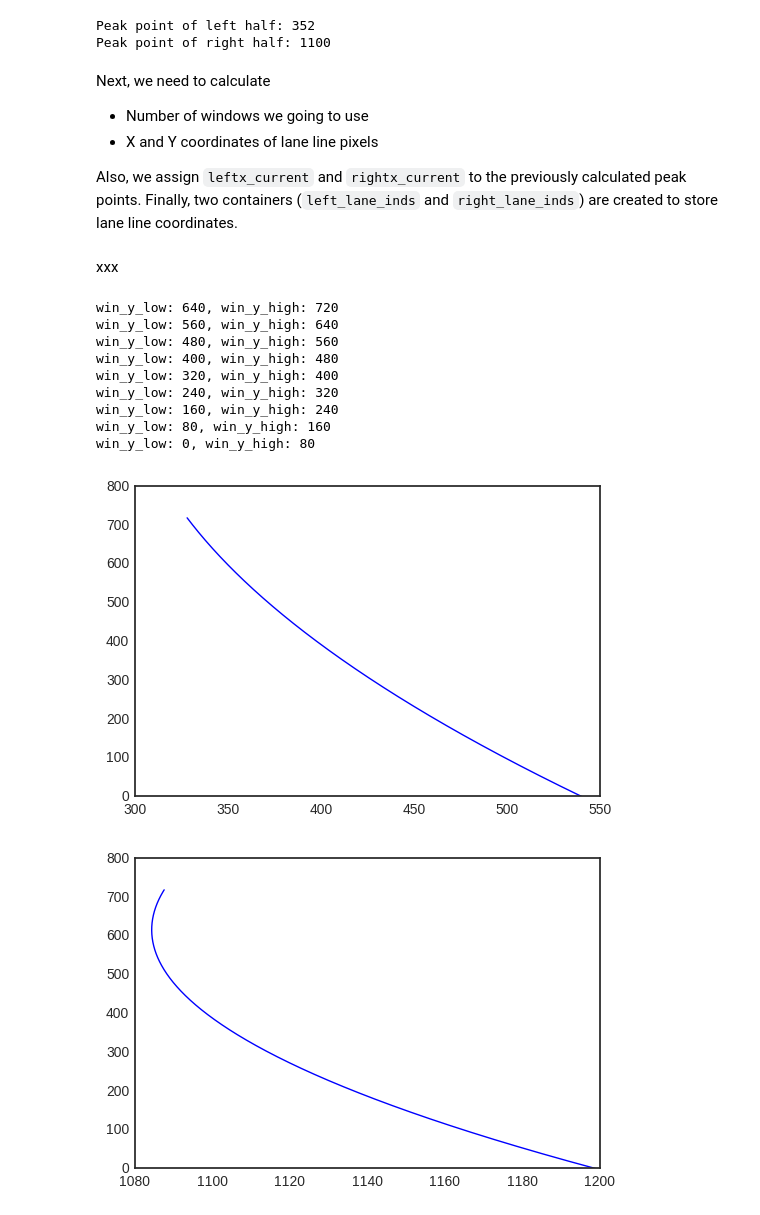
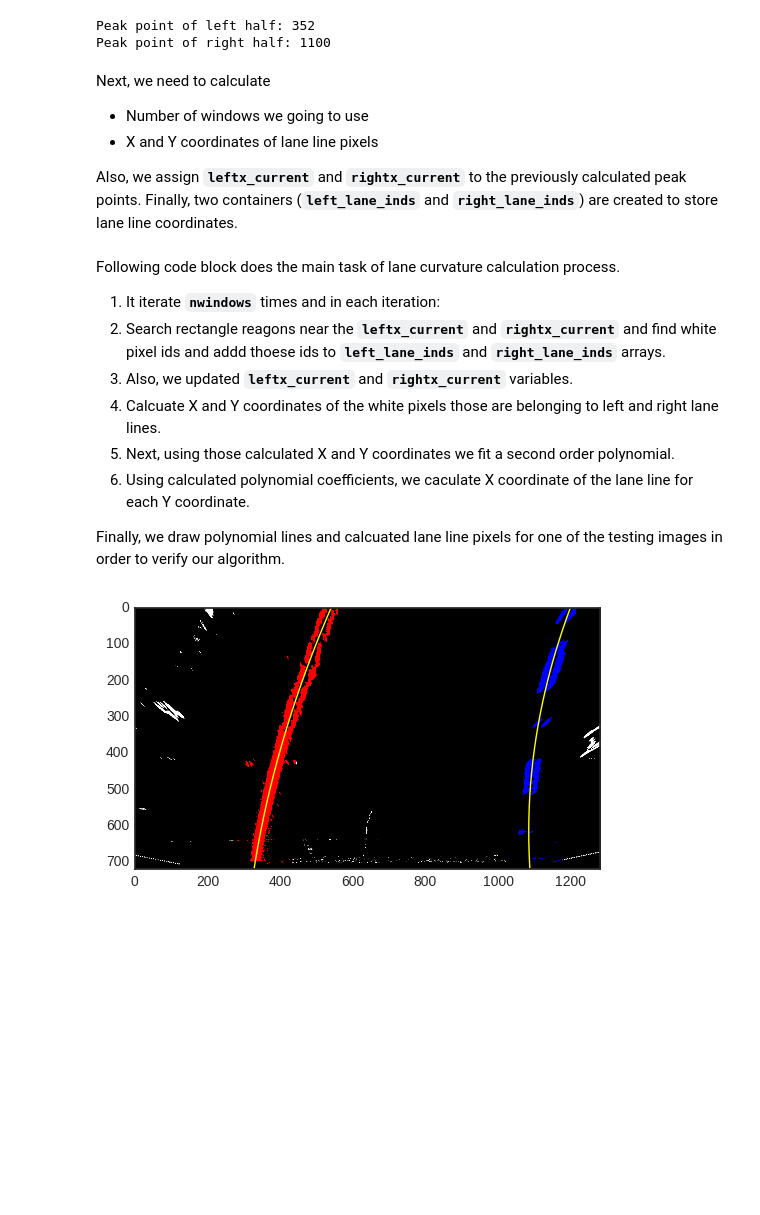
Before and after one commit to Allensmile/CarND-Advanced-Lane-Lines, a Jupyter notebook: src/Advanced_Lane_Line_Finding.ipynb, the cells around one changed output. Saved outputs shown, nothing was run; the diff lists cells and outputs as text; code cells hidden in the pictures; blank space fills up the shorter version.

```diff
--- a/src/Advanced_Lane_Line_Finding.ipynb
+++ b/src/Advanced_Lane_Line_Finding.ipynb
@@ -307,7 +343,7 @@ Next, we need to calculate
 * Number of windows we going to use
 * X and Y coordinates of lane line pixels
 
-Also, we assign `leftx_current` and `rightx_current` to the previously calculated peak points. Finally, two containers (`left_lane_inds` and `right_lane_inds`) are created to store lane line coordinates.
+Also, we assign **`leftx_current`** and **`rightx_current`** to the previously calculated peak points. Finally, two containers (**`left_lane_inds`** and **`right_lane_inds`**) are created to store lane line coordinates.
 # %%
 nwindows = 9
 window_height = np.int(warped_image.shape[0] / nwindows)
@@ -327,65 +363,67 @@ min_num_pixels = 35
 # save pixel ids in these two lists
 left_lane_inds = []
 right_lane_inds = []
-# %% [markdown]
-xxx
+# %% [markdown]
+Following code block does the main task of lane curvature calculation process.
+
+1. It iterate **`nwindows`** times and in each iteration:
+2. Search rectangle reagons near the **`leftx_current`** and **`rightx_current`** and find white pixel ids and addd thoese ids to **`left_lane_inds`** and **`right_lane_inds`** arrays.
+3. Also, we updated **`leftx_current`** and **`rightx_current`** variables.
+4. Calcuate X and Y coordinates of the white pixels those are belonging to left and right lane lines.
+5. Next, using those calculated X and Y coordinates we fit a second order polynomial.
+5. Using calculated polynomial coefficients, we caculate X coordinate of the lane line for each Y coordinate.
+
+Finally, we draw polynomial lines and calcuated lane line pixels for one of the testing images in order to verify our algorithm.
 # %%
 for window in range(nwindows):
     win_y_low = warped_image.shape[0] - (window + 1) * window_height
     win_y_high = warped_image.shape[0] - window * window_height
-    print('win_y_low: {}, win_y_high: {}'.format(win_y_low, win_y_high))
 
     win_xleft_low = leftx_current - margin
     win_xleft_high = leftx_current + margin
     win_xright_low = rightx_current - margin
     win_xright_high = rightx_current + margin
 
-    good_left_inds = ((nonzeroy >= win_y_low) & (nonzeroy < win_y_high) & (nonzerox >= win_xleft_low) & (
-                nonzerox < win_xleft_high)).nonzero()[0]
-    good_right_inds = ((nonzeroy >= win_y_low) & (nonzeroy < win_y_high) & (nonzerox >= win_xright_low) & (
-                nonzerox < win_xright_high)).nonzero()[0]
+    good_left_inds = ((nonzeroy >= win_y_low) & (nonzeroy < win_y_high) &
+                      (nonzerox >= win_xleft_low) & (nonzerox < win_xleft_high)).nonzero()[0]
+    good_right_inds = ((nonzeroy >= win_y_low) & (nonzeroy < win_y_high) &
+                       (nonzerox >= win_xright_low) & (nonzerox < win_xright_high)).nonzero()[0]
 
     # Append these indices to the lists
     left_lane_inds.append(good_left_inds)
     right_lane_inds.append(good_right_inds)
 
     if len(good_left_inds) > min_num_pixels:
         leftx_current = np.int(np.mean(nonzerox[good_left_inds]))
     if len(good_right_inds) > min_num_pixels:
         rightx_current = np.int(np.mean(nonzerox[good_right_inds]))
 
 # Concatenate the ndarrays of indices
-left_lane_inds = np.concatenate(left_lane_inds)
-right_lane_inds = np.concatenate(right_lane_inds)
+left_lane_array = np.concatenate(left_lane_inds)
+right_lane_array = np.concatenate(right_lane_inds)
 
 # Extract left and right line pixel positions
-leftx = nonzerox[left_lane_inds]
-lefty = nonzeroy[left_lane_inds]
-rightx = nonzerox[right_lane_inds]
-righty = nonzeroy[right_lane_inds]
+leftx = nonzerox[left_lane_array]
+lefty = nonzeroy[left_lane_array]
+rightx = nonzerox[right_lane_array]
+righty = nonzeroy[right_lane_array]
 
 # Fit a second order polynomial to each
 left_fit = np.polyfit(lefty, leftx, 2)
 right_fit = np.polyfit(righty, rightx, 2)
 
 fity = np.linspace(0, warped_image.shape[0] - 1, warped_image.shape[0])
 fit_leftx = left_fit[0] * fity ** 2 + left_fit[1] * fity + left_fit[2]
 fit_rightx = right_fit[0] * fity ** 2 + right_fit[1] * fity + right_fit[2]
 
-plt.plot(fit_leftx, fity)
+
+warped_image[nonzeroy[left_lane_array], nonzerox[left_lane_array]] = [255, 0, 0]
+warped_image[nonzeroy[right_lane_array], nonzerox[right_lane_array]] = [0, 0, 255]
+plt.imshow(warped_image)
+plt.plot(fit_leftx, fity, color='yellow')
+plt.plot(fit_rightx, fity, color='yellow')
+plt.xlim(0, 1280)
+plt.ylim(720, 0)
 plt.show()
-
-plt.plot(fit_rightx, fity)
-plt.show()
 # %% [output]
-win_y_low: 640, win_y_high: 720
-win_y_low: 560, win_y_high: 640
-win_y_low: 480, win_y_high: 560
-win_y_low: 400, win_y_high: 480
-win_y_low: 320, win_y_high: 400
-win_y_low: 240, win_y_high: 320
-win_y_low: 160, win_y_high: 240
-win_y_low: 80, win_y_high: 160
-win_y_low: 0, win_y_high: 80
-[figure, old version]
+[figure, new version]
-[figure, removed]
```
Also changed, not shown: parts of 23 cells of this notebook, 1 other file.
